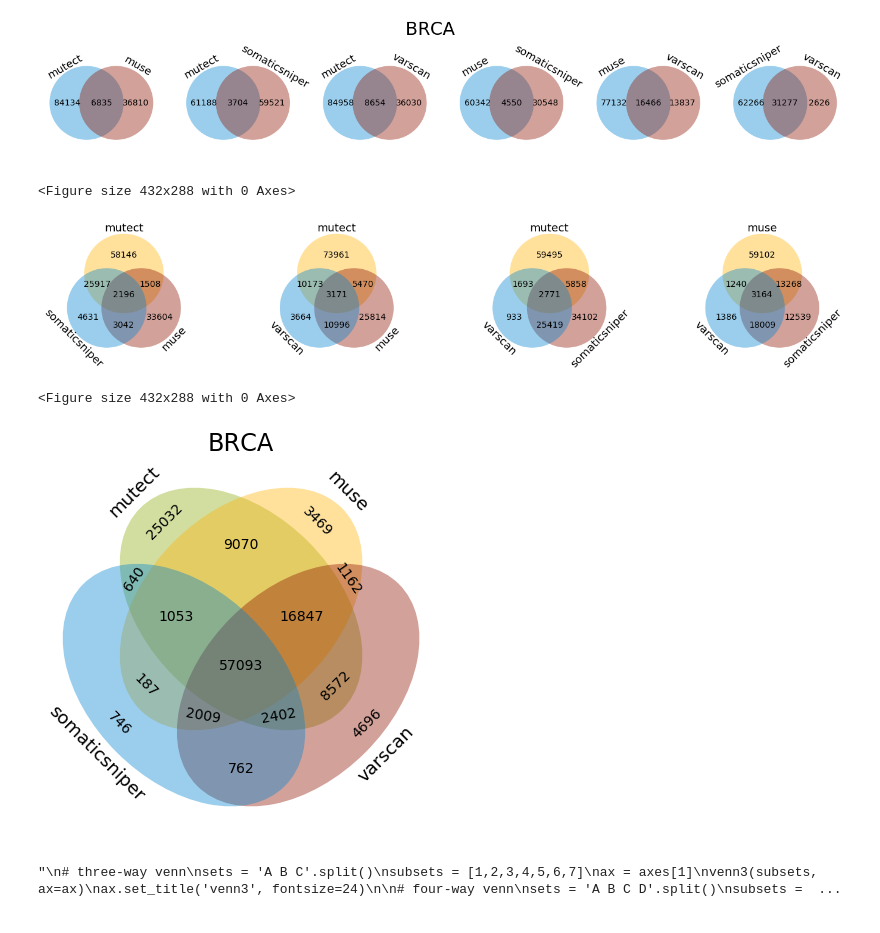
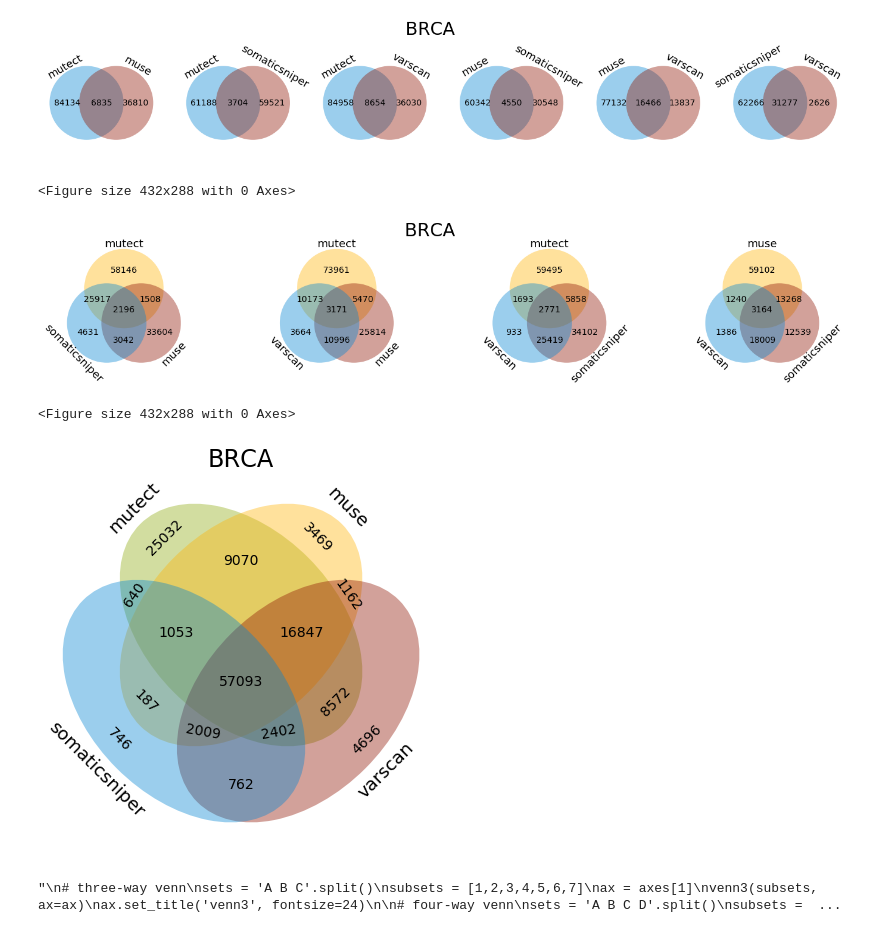
Before and after one commit to kathrynleung/gdcdata, a Jupyter notebook: gdc.ipynb, the cells around one changed output. Cells and saved outputs as stored; diff of their text form; code cells hidden in the pictures.

```diff
--- a/gdc.ipynb
+++ b/gdc.ipynb
@@ -562,6 +729,7 @@ for i in range(0, num_callers):
             ax.set_title('', fontsize=24)
             sub = sub+1
 
+fig.suptitle('BRCA', fontsize=30)
 plt.show()
 plt.clf()
 import numpy as np
@@ -581,34 +749,34 @@ plt.title('BRCA', fontsize=24)
 plt.show()
 
 
 
 
 
 
 # two-way venn
 
 """
 # three-way venn
 sets = 'A B C'.split()
 subsets = [1,2,3,4,5,6,7]
 ax = axes[1]
 venn3(subsets, ax=ax)
 ax.set_title('venn3', fontsize=24)
 
 # four-way venn
 sets = 'A B C D'.split()
 subsets = [1,2,3,4,5,6,7,8,9,10,11,12,13,14,15]
 ax = axes[2]
 venn4(subsets, ax=ax)
 ax.set_title('venn4', fontsize=24)
 
 fig.suptitle('simple_venn Demo', fontsize=30)
 plt.savefig('demo.png', bbox_inches='tight')
 """
 # %% [output]
 [figure]
 <Figure size 432x288 with 0 Axes>
-[figure, old version]
+[figure, new version]
 <Figure size 432x288 with 0 Axes>
 [figure]
 "\n# three-way venn\nsets = 'A B C'.split()\nsubsets = [1,2,3,4,5,6,7]\nax = axes[1]\nvenn3(subsets, ax=ax)\nax.set_title('venn3', fontsize=24)\n\n# four-way venn\nsets = 'A B C D'.split()\nsubsets =  ...
```
Also changed, not shown: parts of 2 cells of this notebook.
